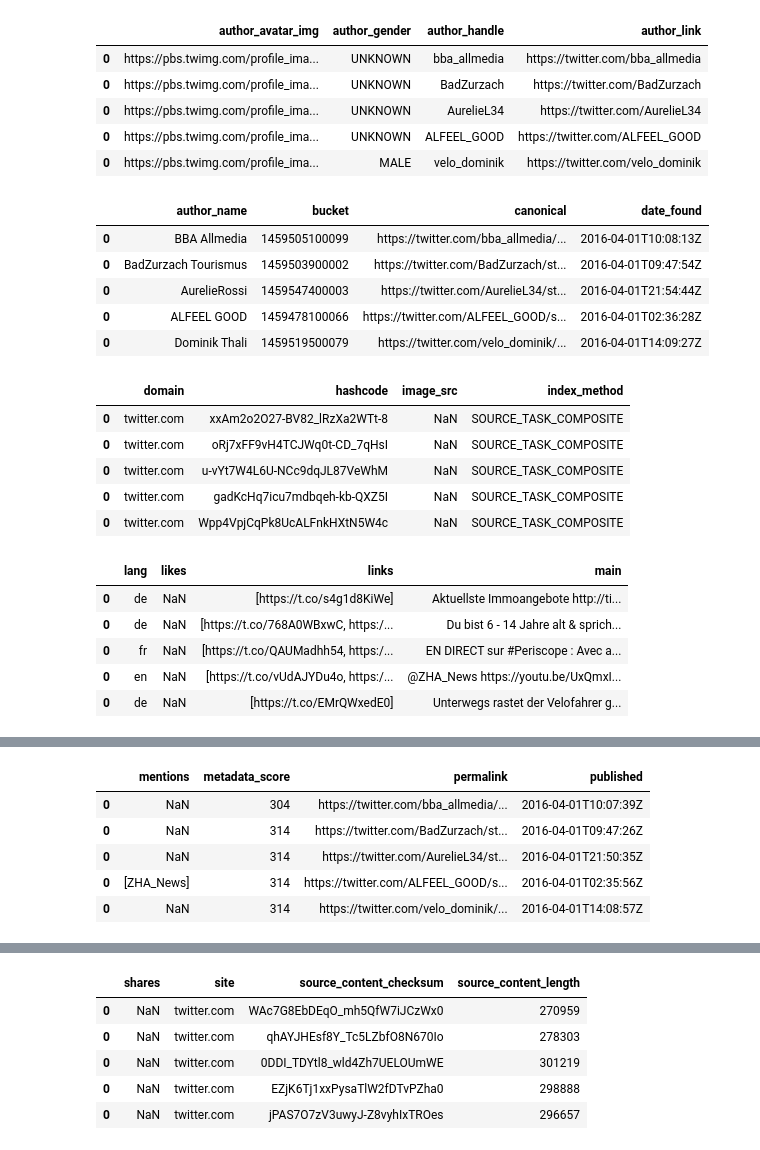
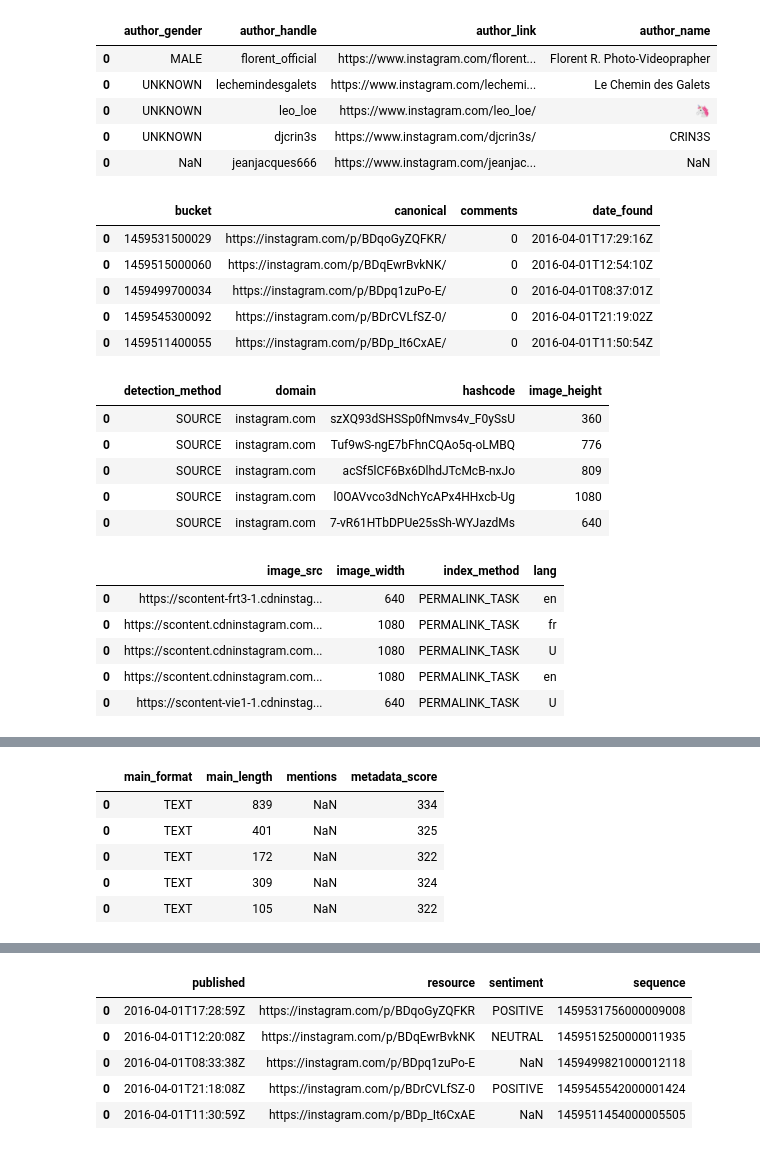
Before and after one commit to ahmadajal/ada-ana-project, a Jupyter notebook: Twitter-data-Investigation.ipynb, the cells around one changed output, grey strips where cells are left out. Saved outputs shown, nothing was run; the diff lists cells and outputs as text; code cells hidden in the pictures.

```diff
--- a/Twitter-data-Investigation.ipynb
+++ b/Twitter-data-Investigation.ipynb
@@ -3,7 +3,7 @@ import pandas as pd
 import numpy as np
 from IPython.display import display, HTML
 # %%
-df = pd.read_json("data/harvest3r_twitter_data_01-04_0.json")
+df = pd.read_json("data/harvest3r_instagram_data_01-04_0.json")
 # %%
 df.head()
 # %% [output]
@@ -20,8 +20,8 @@ df._source.size
 # %%
 df2 = pd.io.json.json_normalize(df._source[0])
 # %%
-for i in np.arange(400):
-    df2 = pd.concat([df2,pd.io.json.json_normalize(df._source[i+401])])
+for i in np.arange(100):
+    df2 = pd.concat([df2,pd.io.json.json_normalize(df._source[i+1])])
 # %%
 df2.head()
 # %% [output]
@@ -53,30 +53,30 @@ Index(['author_avatar_img', 'author_gender', 'author_handle', 'author_link',
        'source_verified', 'tags', 'type', 'version'],
       dtype='object')
 # %%
-for i in np.arange(17):
+for i in np.arange(18):
     display(df2.ix[:,i*4:((i+1)*4)].head())
 # %% [output]
-|  | author_avatar_img | author_gender | author_handle | author_link |
-| 0 | https://pbs.twimg.com/profile_ima... | UNKNOWN | bba_allmedia | https://twitter.com/bba_allmedia |
-| 0 | https://pbs.twimg.com/profile_ima... | UNKNOWN | BadZurzach | https://twitter.com/BadZurzach |
-| 0 | https://pbs.twimg.com/profile_ima... | UNKNOWN | AurelieL34 | https://twitter.com/AurelieL34 |
-| 0 | https://pbs.twimg.com/profile_ima... | UNKNOWN | ALFEEL_GOOD | https://twitter.com/ALFEEL_GOOD |
-| 0 | https://pbs.twimg.com/profile_ima... | MALE | velo_dominik | https://twitter.com/velo_dominik |
+|  | author_gender | author_handle | author_link | author_name |
+| 0 | MALE | florent_official | https://www.instagram.com/florent... | Florent R. Photo-Videoprapher |
+| 0 | UNKNOWN | lechemindesgalets | https://www.instagram.com/lechemi... | Le Chemin des Galets |
+| 0 | UNKNOWN | leo_loe | https://www.instagram.com/leo_loe/ | 🦄 |
+| 0 | UNKNOWN | djcrin3s | https://www.instagram.com/djcrin3s/ | CRIN3S |
+| 0 | NaN | jeanjacques666 | https://www.instagram.com/jeanjac... | NaN |
-|  | author_name | bucket | canonical | date_found |
-| 0 | BBA Allmedia | 1459505100099 | https://twitter.com/bba_allmedia/... | 2016-04-01T10:08:13Z |
-| 0 | BadZurzach Tourismus | 1459503900002 | https://twitter.com/BadZurzach/st... | 2016-04-01T09:47:54Z |
-| 0 | AurelieRossi | 1459547400003 | https://twitter.com/AurelieL34/st... | 2016-04-01T21:54:44Z |
-| 0 | ALFEEL GOOD | 1459478100066 | https://twitter.com/ALFEEL_GOOD/s... | 2016-04-01T02:36:28Z |
-| 0 | Dominik Thali | 1459519500079 | https://twitter.com/velo_dominik/... | 2016-04-01T14:09:27Z |
+|  | bucket | canonical | comments | date_found |
+| 0 | 1459531500029 | https://instagram.com/p/BDqoGyZQFKR/ | 0 | 2016-04-01T17:29:16Z |
+| 0 | 1459515000060 | https://instagram.com/p/BDqEwrBvkNK/ | 0 | 2016-04-01T12:54:10Z |
+| 0 | 1459499700034 | https://instagram.com/p/BDpq1zuPo-E/ | 0 | 2016-04-01T08:37:01Z |
+| 0 | 1459545300092 | https://instagram.com/p/BDrCVLfSZ-0/ | 0 | 2016-04-01T21:19:02Z |
+| 0 | 1459511400055 | https://instagram.com/p/BDp_It6CxAE/ | 0 | 2016-04-01T11:50:54Z |
-|  | domain | hashcode | image_src | index_method |
-| 0 | twitter.com | xxAm2o2O27-BV82_lRzXa2WTt-8 | NaN | SOURCE_TASK_COMPOSITE |
-| 0 | twitter.com | oRj7xFF9vH4TCJWq0t-CD_7qHsI | NaN | SOURCE_TASK_COMPOSITE |
-| 0 | twitter.com | u-vYt7W4L6U-NCc9dqJL87VeWhM | NaN | SOURCE_TASK_COMPOSITE |
-| 0 | twitter.com | gadKcHq7icu7mdbqeh-kb-QXZ5I | NaN | SOURCE_TASK_COMPOSITE |
-| 0 | twitter.com | Wpp4VpjCqPk8UcALFnkHXtN5W4c | NaN | SOURCE_TASK_COMPOSITE |
+|  | detection_method | domain | hashcode | image_height |
+| 0 | SOURCE | instagram.com | szXQ93dSHSSp0fNmvs4v_F0ySsU | 360 |
+| 0 | SOURCE | instagram.com | Tuf9wS-ngE7bFhnCQAo5q-oLMBQ | 776 |
+| 0 | SOURCE | instagram.com | acSf5lCF6Bx6DlhdJTcMcB-nxJo | 809 |
+| 0 | SOURCE | instagram.com | l0OAVvco3dNchYcAPx4HHxcb-Ug | 1080 |
+| 0 | SOURCE | instagram.com | 7-vR61HTbDPUe25sSh-WYJazdMs | 640 |
-|  | lang | likes | links | main |
-| 0 | de | NaN | [https://t.co/s4g1d8KiWe] | Aktuellste Immoangebote http://ti... |
-| 0 | de | NaN | [https://t.co/768A0WBxwC, https:/... | Du bist 6 - 14 Jahre alt & sprich... |
-| 0 | fr | NaN | [https://t.co/QAUMadhh54, https:/... | EN DIRECT sur #Periscope : Avec a... |
-| 0 | en | NaN | [https://t.co/vUdAJYDu4o, https:/... | @ZHA_News https://youtu.be/UxQmxI... |
-| 0 | de | NaN | [https://t.co/EMrQWxedE0] | Unterwegs rastet der Velofahrer g... |
+|  | image_src | image_width | index_method | lang |
+| 0 | https://scontent-frt3-1.cdninstag... | 640 | PERMALINK_TASK | en |
+| 0 | https://scontent.cdninstagram.com... | 1080 | PERMALINK_TASK | fr |
+| 0 | https://scontent.cdninstagram.com... | 1080 | PERMALINK_TASK | U |
+| 0 | https://scontent.cdninstagram.com... | 1080 | PERMALINK_TASK | en |
+| 0 | https://scontent-vie1-1.cdninstag... | 640 | PERMALINK_TASK | U |
@@ -89,6 +89,6 @@ for i in np.arange(17):
-|  | mentions | metadata_score | permalink | published |
-| 0 | NaN | 304 | https://twitter.com/bba_allmedia/... | 2016-04-01T10:07:39Z |
-| 0 | NaN | 314 | https://twitter.com/BadZurzach/st... | 2016-04-01T09:47:26Z |
-| 0 | NaN | 314 | https://twitter.com/AurelieL34/st... | 2016-04-01T21:50:35Z |
-| 0 | [ZHA_News] | 314 | https://twitter.com/ALFEEL_GOOD/s... | 2016-04-01T02:35:56Z |
-| 0 | NaN | 314 | https://twitter.com/velo_dominik/... | 2016-04-01T14:08:57Z |
+|  | main_format | main_length | mentions | metadata_score |
+| 0 | TEXT | 839 | NaN | 334 |
+| 0 | TEXT | 401 | NaN | 325 |
+| 0 | TEXT | 172 | NaN | 322 |
+| 0 | TEXT | 309 | NaN | 324 |
+| 0 | TEXT | 105 | NaN | 322 |
@@ -101,6 +101,6 @@ for i in np.arange(17):
-|  | shares | site | source_content_checksum | source_content_length |
-| 0 | NaN | twitter.com | WAc7G8EbDEqO_mh5QfW7iJCzWx0 | 270959 |
-| 0 | NaN | twitter.com | qhAYJHEsf8Y_Tc5LZbfO8N670Io | 278303 |
-| 0 | NaN | twitter.com | 0DDI_TDYtl8_wld4Zh7UELOUmWE | 301219 |
-| 0 | NaN | twitter.com | EZjK6Tj1xxPysaTlW2fDTvPZha0 | 298888 |
-| 0 | NaN | twitter.com | jPAS7O7zV3uwyJ-Z8vyhIxTROes | 296657 |
+|  | published | resource | sentiment | sequence |
+| 0 | 2016-04-01T17:28:59Z | https://instagram.com/p/BDqoGyZQFKR | POSITIVE | 1459531756000009008 |
+| 0 | 2016-04-01T12:20:08Z | https://instagram.com/p/BDqEwrBvkNK | NEUTRAL | 1459515250000011935 |
+| 0 | 2016-04-01T08:33:38Z | https://instagram.com/p/BDpq1zuPo-E | NaN | 1459499821000012118 |
+| 0 | 2016-04-01T21:18:08Z | https://instagram.com/p/BDrCVLfSZ-0 | POSITIVE | 1459545542000001424 |
+| 0 | 2016-04-01T11:30:59Z | https://instagram.com/p/BDp_It6CxAE | NaN | 1459511454000005505 |
```
Also changed, not shown: parts of 5 cells of this notebook.
